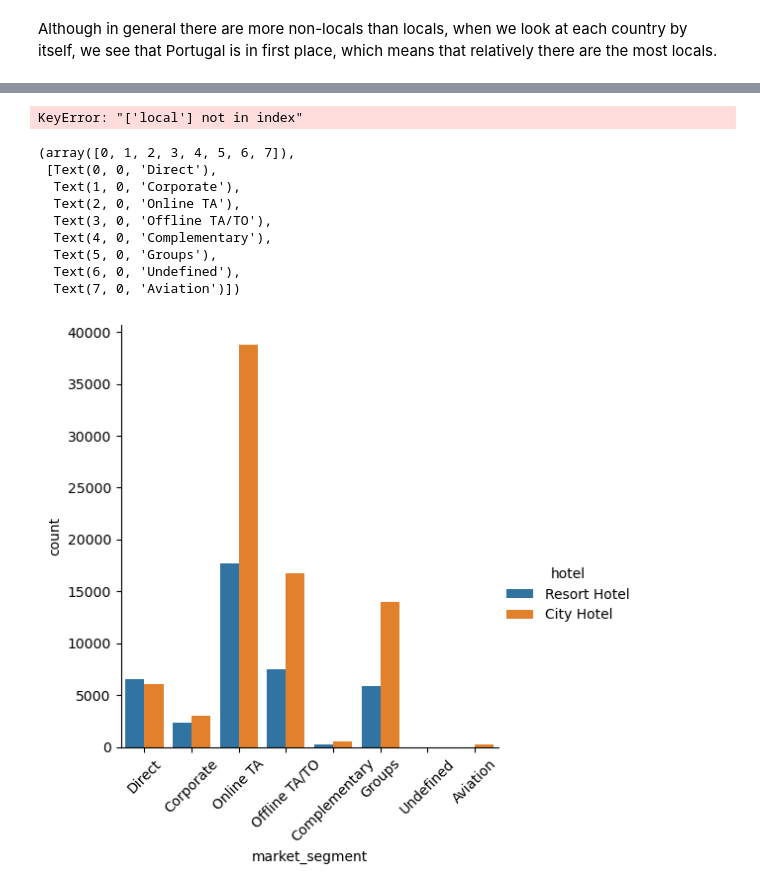
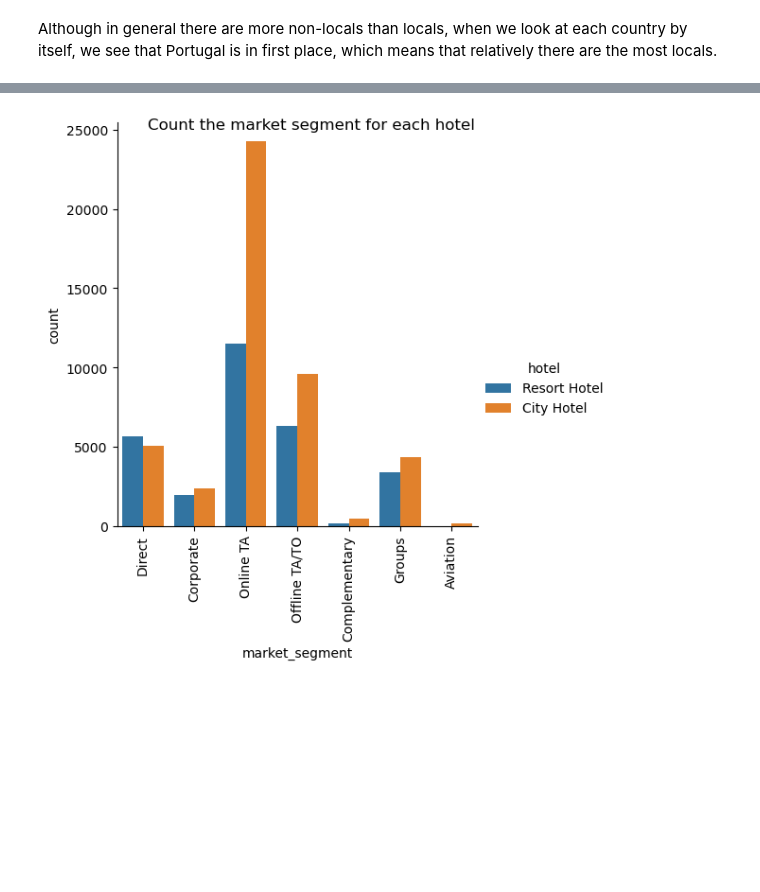
Before and after one commit to ShoshiFinkel/IntegralyticCourse, a Jupyter notebook: guided_project_in_functions.ipynb, the cells around one changed output, grey strips where cells are left out. Drawn from its saved outputs; the diff is of its cells as text; code cells hidden in the pictures; blank space fills up the shorter version.

```diff
--- a/guided_project_in_functions.ipynb
+++ b/guided_project_in_functions.ipynb
@@ -225,18 +224,8 @@ plt.show()
-# %%
-sns.lmplot(x="lead_time", y="arrival_date_month", col='hotel', hue='local', row='meal', height=3,  data=hotel_bookings)
-# %% [output]
-KeyError: "['local'] not in index"
 # %%
-sns.catplot(data=hotel_bookings, x = 'market_segment', kind = 'count', height = 5, hue= 'hotel')
-plt.xticks(rotation = 45)
+# Create a catplot to count the market segment column for each hotel.
+sns.catplot(data=hotel_bookings_not_canceled, x = 'market_segment', kind = 'count', height = 5, hue= 'hotel')
+plt.xticks(rotation = 90)
+plt.suptitle("Count the market segment for each hotel")
+plt.show()
 # %% [output]
-(array([0, 1, 2, 3, 4, 5, 6, 7]),
- [Text(0, 0, 'Direct'),
-  Text(1, 0, 'Corporate'),
-  Text(2, 0, 'Online TA'),
-  Text(3, 0, 'Offline TA/TO'),
-  Text(4, 0, 'Complementary'),
-  Text(5, 0, 'Groups'),
-  Text(6, 0, 'Undefined'),
-  Text(7, 0, 'Aviation')])
-[figure, old version]
+[figure, new version]
```
Also changed, not shown: parts of 22 cells of this notebook, 1 other file.
